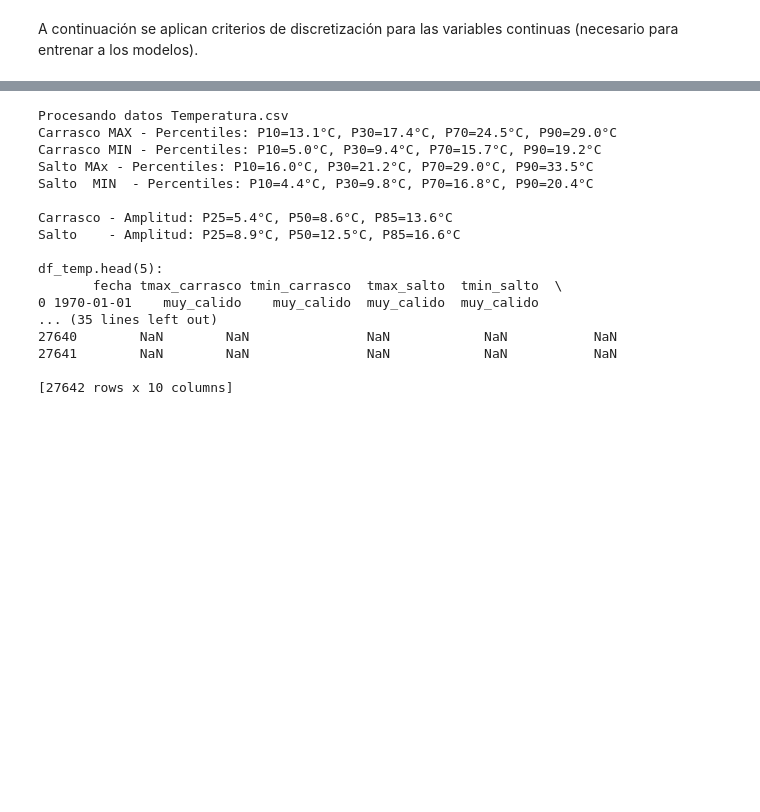
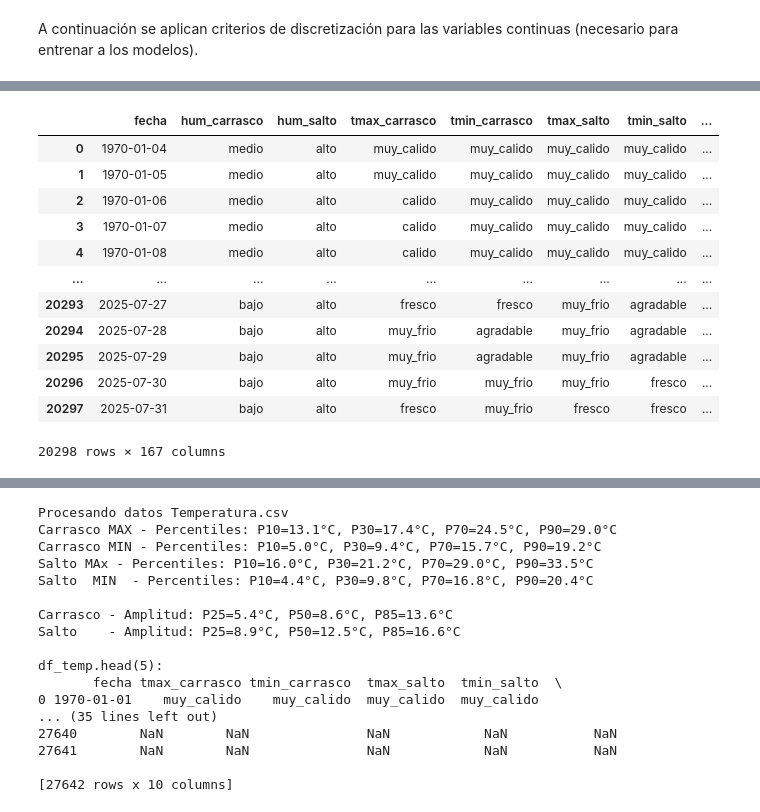
Before and after one commit to Ezequiel-Capo/MachineLearningLab, a Jupyter notebook: LAB1/Script/preprocesamiento.ipynb, the cells around one changed output, grey strips where cells are left out. Saved outputs shown, nothing was run; the diff lists cells and outputs as text; code cells hidden in the pictures; blank space fills up the shorter version.

```diff
--- a/LAB1/Script/preprocesamiento.ipynb
+++ b/LAB1/Script/preprocesamiento.ipynb
@@ -344,7 +354,7 @@ cols_promedio = ['hum_carrasco', 'hum_salto',
                  'vis_carrasco_prom','vis_salto_prom']
 
 cols_maximo = ['tmax_carrasco', 'tmax_salto',
-               'int_viento_carrasco_max', 'int_racha_viento_carrasco_max',
+               'int_racha_viento_carrasco_max', 'int_racha_viento_carrasco_max',
                'int_viento_salto_max', 'int_racha_viento_salto_max',
                'vis_carrasco_max','vis_salto_max']
 
@@ -374,13 +384,13 @@ for col in cols_minimo:
 for col in cols_fen_carrasco + cols_fen_salto:
     df_modelo[col] = df_modelo[col].rolling(window=ventana).sum().shift(1)
 
-# Drop filas que tienen NaN en todas las columnas de features, y las que tienen NaN en día lluvioso
+# Drop filas que tienen NaN en todas las columnas de atributos, y las que tienen NaN en día lluvioso
 cols_features = cols_promedio + cols_maximo + cols_minimo + cols_fen_carrasco + cols_fen_salto
 df_modelo = df_modelo.dropna(how='all', subset=cols_features).reset_index(drop=True)
 df_modelo = df_modelo.dropna(subset=['dia_lluvioso']).reset_index(drop=True)
 
 # Drop columnas 'int_racha_viento_carrasco_prom' e 'int_racha_viento_salto_prom' por tener muy pocos datos
-df_modelo = df_modelo.drop(columns=['int_racha_viento_carrasco_prom','int_racha_viento_salto_prom'])
+# df_modelo = df_modelo.drop(columns=['int_racha_viento_carrasco_prom','int_racha_viento_salto_prom'])
 
 df_modelo
 
@@ -529,0 +621,43 @@ TypeError: percentile() missing 1 required positional argument: 'q'
+# %%
+from astral import moon
+import pandas as pd
+
+def calcular_fases_lunares(df, col_fecha='fecha'):
+    df = df.copy()
+    df[col_fecha] = pd.to_datetime(df[col_fecha])
+
+    def fase_lunar(fecha):
+        dia = moon.phase(fecha)  # día del ciclo lunar
+        # Clasificación simplificada en 4 fases
+        if dia < 1 or dia > 28:
+            return "luna_nueva"
+        elif dia < 7:
+            return "luna_creciente"
+        elif dia < 15:
+            return "luna_llena"
+        elif dia < 22:
+            return "luna_menguante"
+        else:
+            return "luna_nueva"
+
+    df['fase_lunar'] = df[col_fecha].apply(fase_lunar)
+    return df
+
+df_modelo_1 = calcular_fases_lunares(df_modelo_1)
+df_modelo_2 = calcular_fases_lunares(df_modelo_2)
+
+df_modelo_1
+# %% [output]
+|  | fecha | hum_carrasco | hum_salto | tmax_carrasco | tmin_carrasco | tmax_salto | tmin_salto | ... |
+| 0 | 1970-01-04 | medio | alto | muy_calido | muy_calido | muy_calido | muy_calido | ... |
+| 1 | 1970-01-05 | medio | alto | muy_calido | muy_calido | muy_calido | muy_calido | ... |
+| 2 | 1970-01-06 | medio | alto | calido | muy_calido | muy_calido | muy_calido | ... |
+| 3 | 1970-01-07 | medio | alto | calido | muy_calido | muy_calido | muy_calido | ... |
+| 4 | 1970-01-08 | medio | alto | calido | muy_calido | muy_calido | muy_calido | ... |
+| ... | ... | ... | ... | ... | ... | ... | ... | ... |
+| 20293 | 2025-07-27 | bajo | alto | fresco | fresco | muy_frio | agradable | ... |
+| 20294 | 2025-07-28 | bajo | alto | muy_frio | agradable | muy_frio | agradable | ... |
+| 20295 | 2025-07-29 | bajo | alto | muy_frio | agradable | muy_frio | agradable | ... |
+| 20296 | 2025-07-30 | bajo | alto | muy_frio | muy_frio | muy_frio | fresco | ... |
+| 20297 | 2025-07-31 | bajo | alto | fresco | muy_frio | fresco | fresco | ... |
+20298 rows × 167 columns
```
Also changed, not shown: parts of 7 cells of this notebook.
